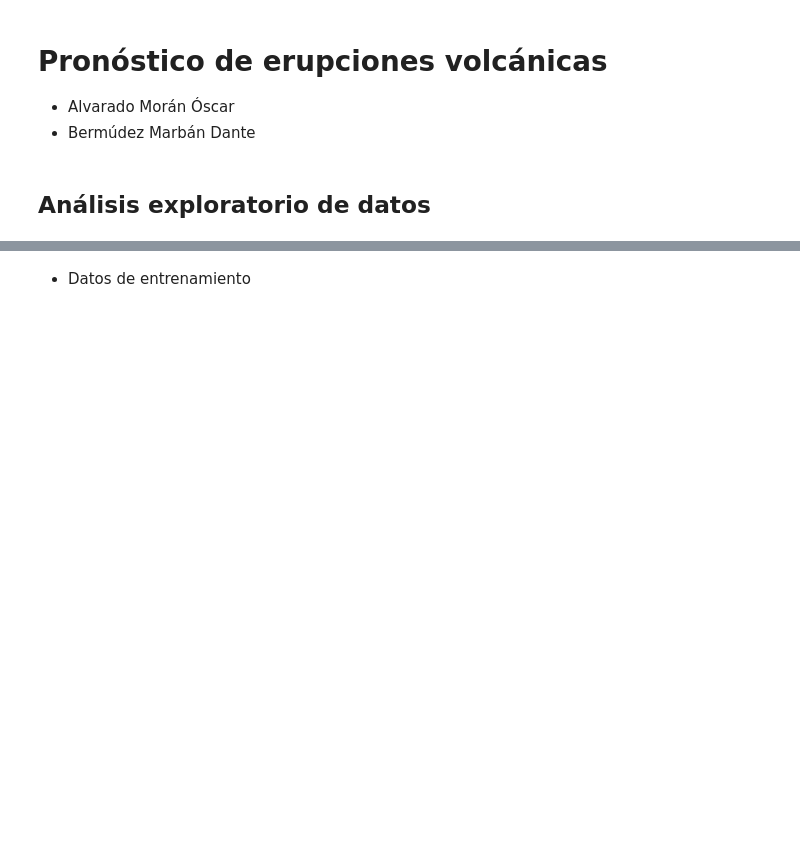
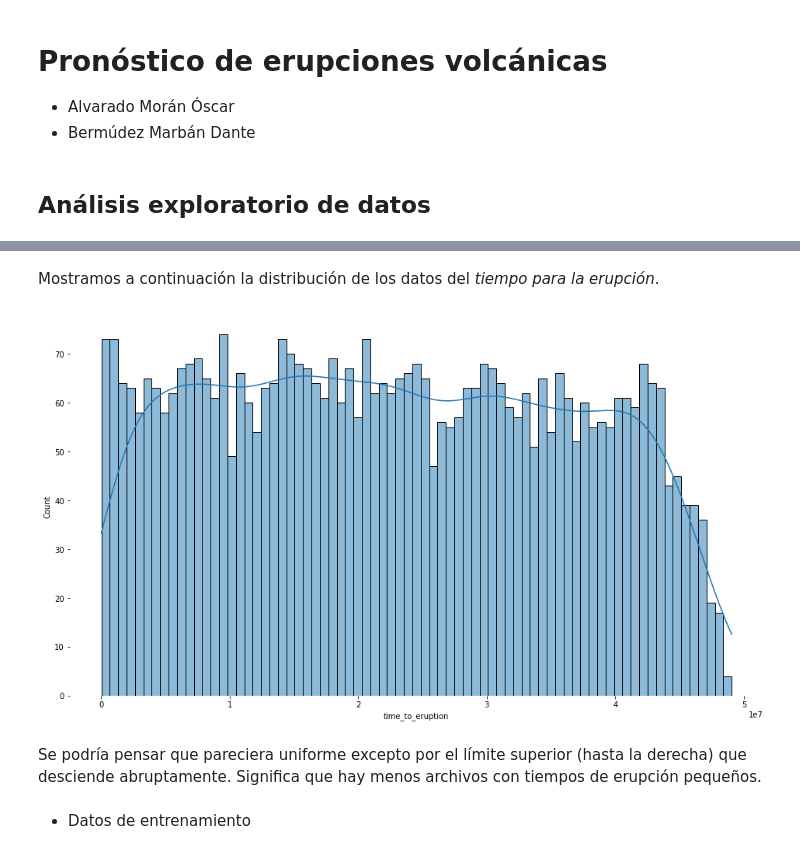
Before and after one commit to DanteBM/PronosticoErupciones, a Jupyter notebook: notebooks/NotebookMaestro.ipynb, the cells around one changed output, grey strips where cells are left out. Drawn from its saved outputs; the diff is of its cells as text; code cells hidden in the pictures; blank space fills up the shorter version.

```diff
--- a/notebooks/NotebookMaestro.ipynb
+++ b/notebooks/NotebookMaestro.ipynb
@@ -49,2 +99,12 @@ Según distintos archivos, hay ciertos que no tienen valores registrados (NaNs)
+# %% [markdown]
+Mostramos a continuación la distribución de los datos del _tiempo para la erupción_.
+# %%
+fig, ax = plt.subplots(figsize=(16,9))
+sns.histplot(data=target_csv, x="time_to_eruption", bins=75, kde=True)
+[ax.spines[i].set_visible(False) for i in ax.spines.keys() if i != "buttom"]; # To delete de spines
+# %% [output]
+[figure, added]
+# %% [markdown]
+Se podría pensar que pareciera uniforme excepto por el límite superior (hasta la derecha) que desciende abruptamente. Significa que hay menos archivos con tiempos de erupción pequeños.
 # %%
 def check_prank(data):
```
Also changed, not shown: parts of 93 cells of this notebook.
